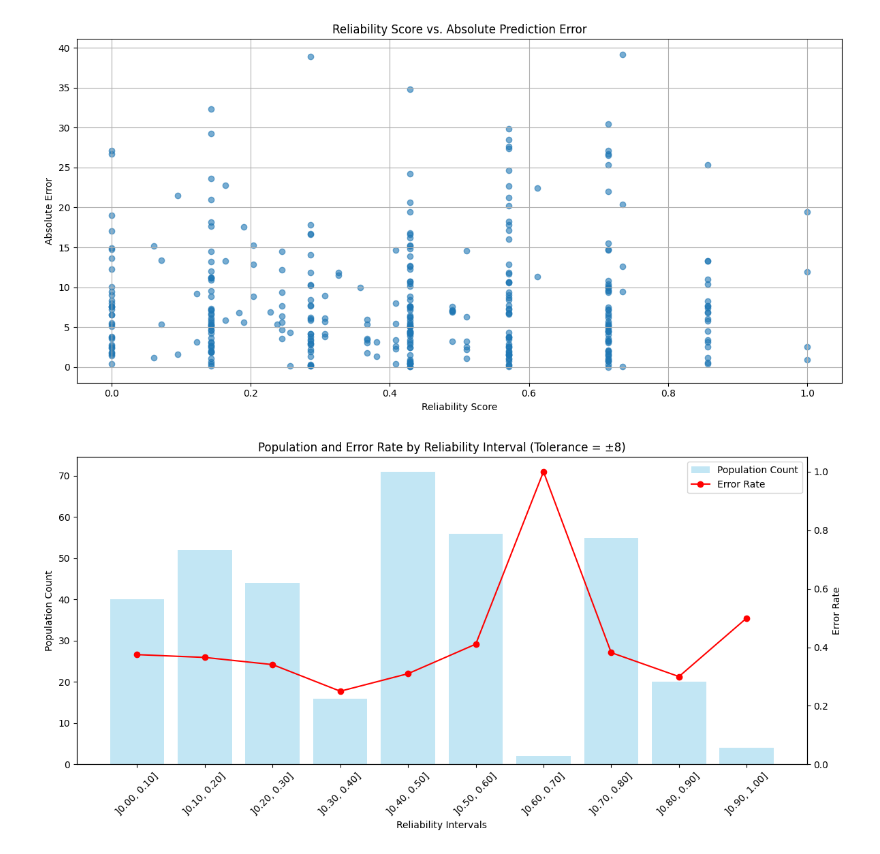
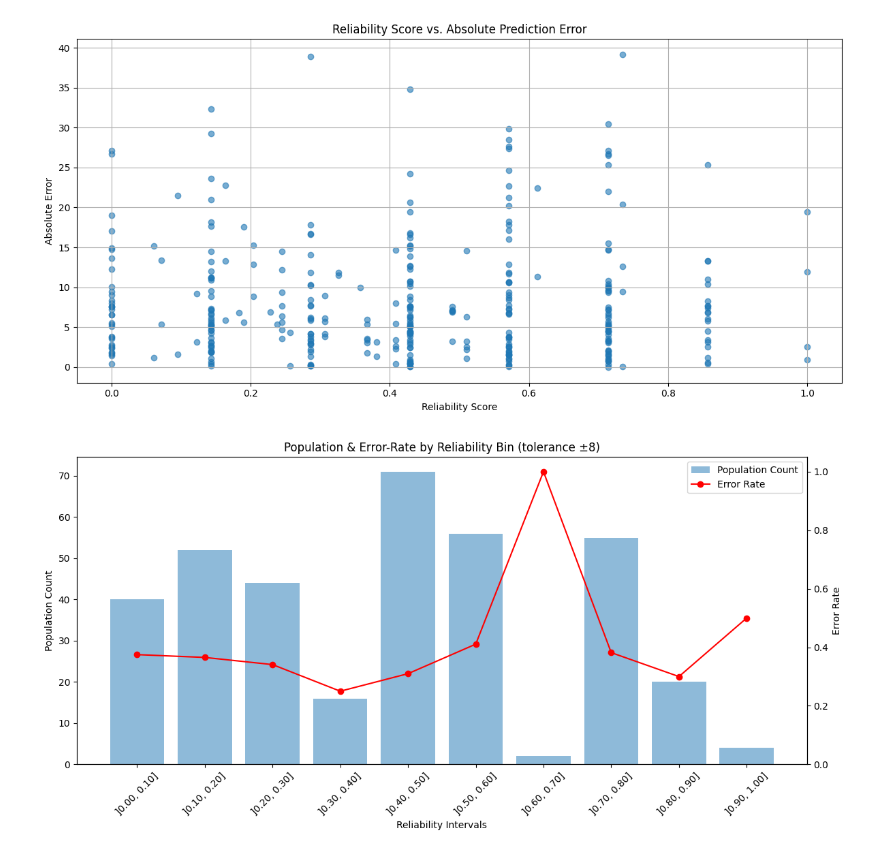
Before and after one commit to Oak10/hospital-adm-pw-rel, a Jupyter notebook: minas_gerais/belo_horizonte/station_amazonas/6_pointwise_rf_dens_local.ipynb, the cells around one changed output. Saved outputs shown, nothing was run; the diff lists cells and outputs as text; code cells hidden in the pictures.

```diff
--- a/minas_gerais/belo_horizonte/station_amazonas/6_pointwise_rf_dens_local.ipynb
+++ b/minas_gerais/belo_horizonte/station_amazonas/6_pointwise_rf_dens_local.ipynb
@@ -301,33 +301,33 @@ df_plot["abs_error"] = np.abs(df_plot["y_true"] - df_plot["y_pred"])
 # Define correctness
 df_plot["correct"] = df_plot["abs_error"] <= tolerance
 
 # Define reliability bins
 bins = np.linspace(0, 1, 11)  # 0.0 to 1.0 in steps of 0.1
 labels = [f"]{bins[i]:.2f}, {bins[i+1]:.2f}]" for i in range(len(bins)-1)]
 df_plot["reliability_bin"] = pd.cut(df_plot["Reliability"], bins=bins, labels=labels, include_lowest=True)
 
 # Group by reliability bin
 grouped = df_plot.groupby("reliability_bin")
 pop_count = grouped.size()
 correct_count = grouped["correct"].sum()
 error_rate = 1 - (correct_count / pop_count)
 
 fig, ax1 = plt.subplots(figsize=(12, 6))
 
-ax1.bar(pop_count.index, pop_count.values, alpha=0.5, color='skyblue', label="Population Count")
+ax1.bar(pop_count.index, pop_count.values, alpha=0.5, label="Population Count")
 ax1.set_ylabel("Population Count", color='black')
 ax1.set_xlabel("Reliability Intervals")
 ax1.tick_params(axis='x', rotation=45)
 
 ax2 = ax1.twinx()
 ax2.plot(error_rate.index, error_rate.values, marker='o', color='red', label="Error Rate")
 ax2.set_ylabel("Error Rate")
 ax2.set_ylim(0, 1.05)
 
-plt.title(f"Population and Error Rate by Reliability Interval (Tolerance = ±{tolerance})")
+plt.title(f"Population & Error-Rate by Reliability Bin (tolerance ±{tolerance})")
 fig.legend(loc="upper right", bbox_to_anchor=(1, 1), bbox_transform=ax1.transAxes)
 
 plt.tight_layout()
 plt.show()
 # %% [output]
-[figure, old version]
+[figure, new version]
```
Also changed, not shown: 3 other files.
